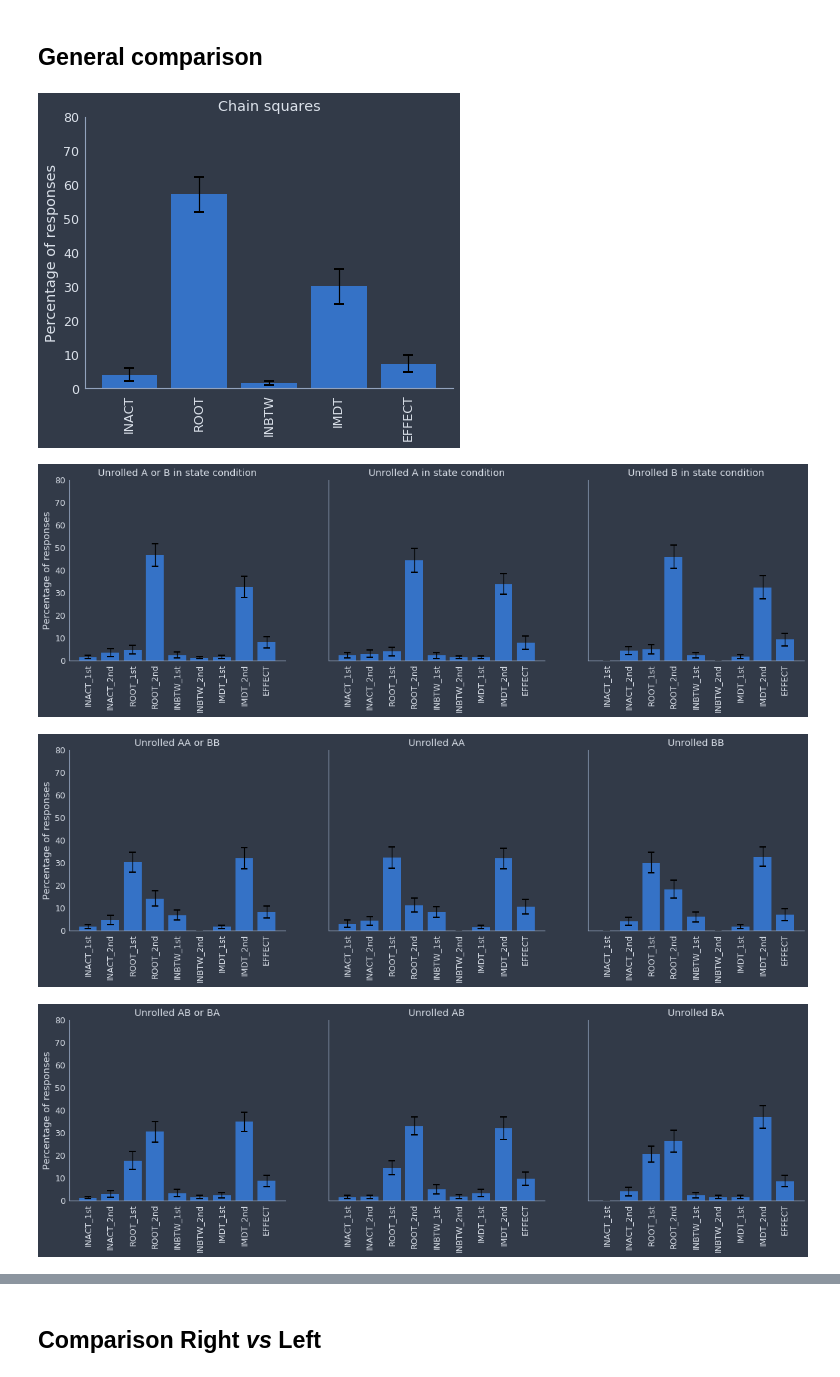
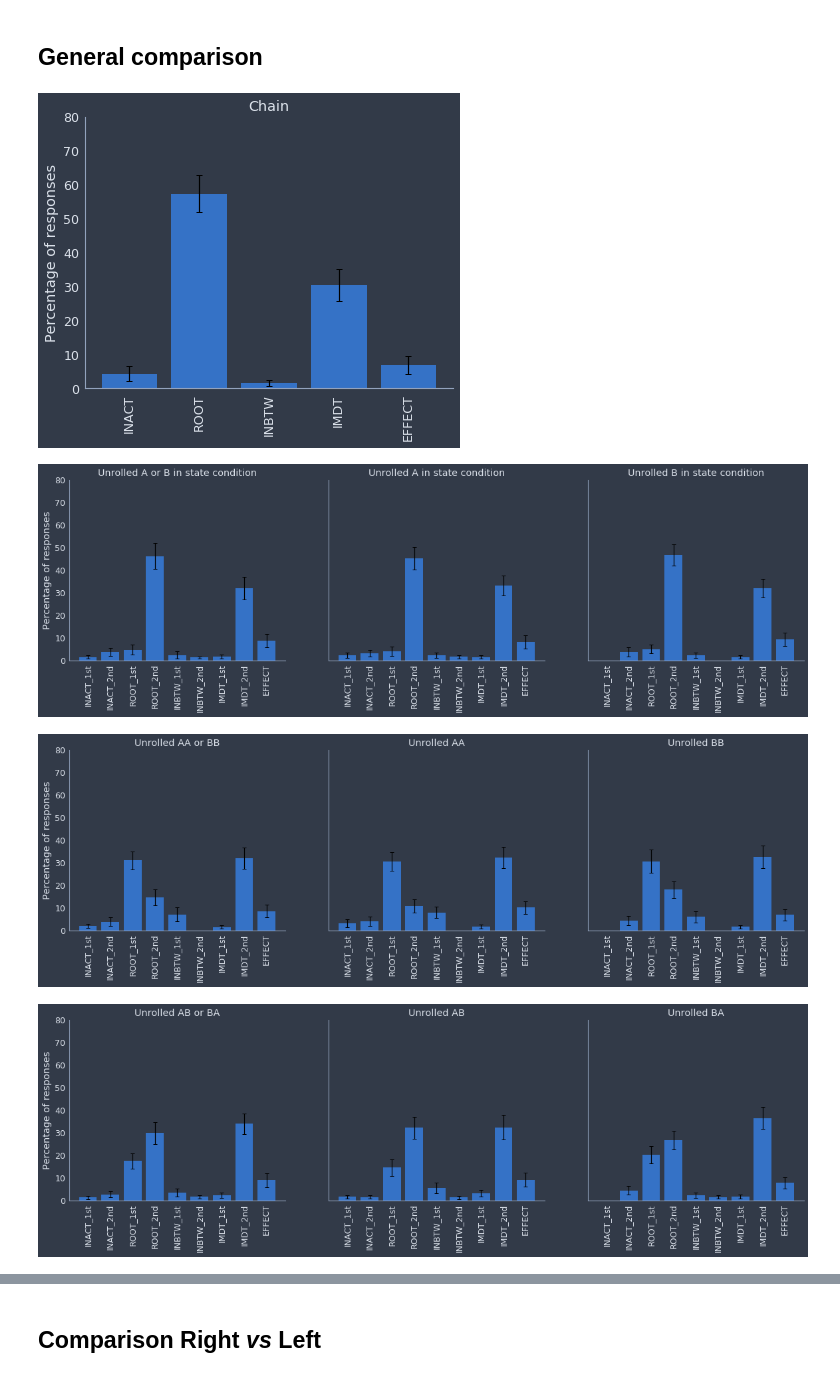
Before and after one commit to A-Fermo/continuity-cogsci21, a Jupyter notebook: analysis/analysis_E4_100def.ipynb, the cells around one changed output, grey strips where cells are left out. Drawn from its saved outputs; the diff is of its cells as text; code cells hidden in the pictures.

```diff
--- a/analysis/analysis_E4_100def.ipynb
+++ b/analysis/analysis_E4_100def.ipynb
@@ -531,24 +533,37 @@ data_AND_Gate
 # %%
 # For Unrolled: only graphs with SQUARES for branch A
 
-chainS = Chain(stim='ChainS')
-UnrolledS_state = AndGate(rolled=False,continuity='root_2nd').add_filter(A_detectors='squares',state=True)
-UnrolledS_stateA = AndGate(rolled=False,continuity='root_2nd').add_filter(A_detectors='squares',state=True,state_branch='A')
-UnrolledS_stateB = AndGate(rolled=False,continuity='root_2nd').add_filter(A_detectors='squares',state=True,state_branch='B')
-UnrolledS_AA_BB = AndGate(rolled=False,continuity='root_1st').add_filter(A_detectors='squares')
-UnrolledS_AA = AndGate(rolled=False,continuity='root_1st').add_filter(A_detectors='squares',root_1st='A')
-UnrolledS_BB = AndGate(rolled=False,continuity='root_1st').add_filter(A_detectors='squares',root_1st='B')
-UnrolledS_AB_BA = AndGate(rolled=False,continuity='root_2nd').add_filter(A_detectors='squares',state=False)
-UnrolledS_AB = AndGate(rolled=False,continuity='root_2nd').add_filter(A_detectors='squares',state=False,root_1st='A')
-UnrolledS_BA = AndGate(rolled=False,continuity='root_2nd').add_filter(A_detectors='squares',state=False,root_1st='B')
+chain = Chain(stim='ChainS')
+Unrolled_state = AndGate(rolled=False,continuity='root_2nd').add_filter(A_detectors='squares',state=True)
+Unrolled_stateA = AndGate(rolled=False,continuity='root_2nd').add_filter(A_detectors='squares',state=True,state_branch='A')
+Unrolled_stateB = AndGate(rolled=False,continuity='root_2nd').add_filter(A_detectors='squares',state=True,state_branch='B')
+Unrolled_AA_BB = AndGate(rolled=False,continuity='root_1st').add_filter(A_detectors='squares')
+Unrolled_AA = AndGate(rolled=False,continuity='root_1st').add_filter(A_detectors='squares',root_1st='A')
+Unrolled_BB = AndGate(rolled=False,continuity='root_1st').add_filter(A_detectors='squares',root_1st='B')
+Unrolled_AB_BA = AndGate(rolled=False,continuity='root_2nd').add_filter(A_detectors='squares',state=False)
+Unrolled_AB = AndGate(rolled=False,continuity='root_2nd').add_filter(A_detectors='squares',state=False,root_1st='A')
+Unrolled_BA = AndGate(rolled=False,continuity='root_2nd').add_filter(A_detectors='squares',state=False,root_1st='B')
 
-graph([chainS],['Chain squares'])
-graph([UnrolledS_state,UnrolledS_stateA,UnrolledS_stateB],['Unrolled A or B in state condition','Unrolled A in state condition','Unrolled B in state condition'])
-graph([UnrolledS_AA_BB,UnrolledS_AA,UnrolledS_BB],['Unrolled AA or BB','Unrolled AA','Unrolled BB'])
-graph([UnrolledS_AB_BA,UnrolledS_AB,UnrolledS_BA],['Unrolled AB or BA','Unrolled AB','Unrolled BA'])
+####### Bootstrapping #######
+
+chain = bootstrap(chain)
+U = bootstrap(Unrolled_state)
+UA = bootstrap(Unrolled_stateA)
+UB = bootstrap(Unrolled_stateB)
+UAA_BB = bootstrap(Unrolled_AA_BB)
+UAA = bootstrap(Unrolled_AA)
+UBB = bootstrap(Unrolled_BB)
+UAB_BA = bootstrap(Unrolled_AB_BA)
+UAB = bootstrap(Unrolled_AB)
+UBA = bootstrap(Unrolled_BA)
+
+graph([chain],['Chain'])
+graph([U,UA,UB],['Unrolled A or B in state condition','Unrolled A in state condition','Unrolled B in state condition'])
+graph([UAA_BB,UAA,UBB],['Unrolled AA or BB','Unrolled AA','Unrolled BB'])
+graph([UAB_BA,UAB,UBA],['Unrolled AB or BA','Unrolled AB','Unrolled BA'])
 # %% [output]
-[figure, old version]
+[figure, new version]
 [figure]
-[figure, old version]
+[figure, new version]
 [figure]
 # %%
```
Also changed, not shown: parts of 8 cells of this notebook, 2 other files.
